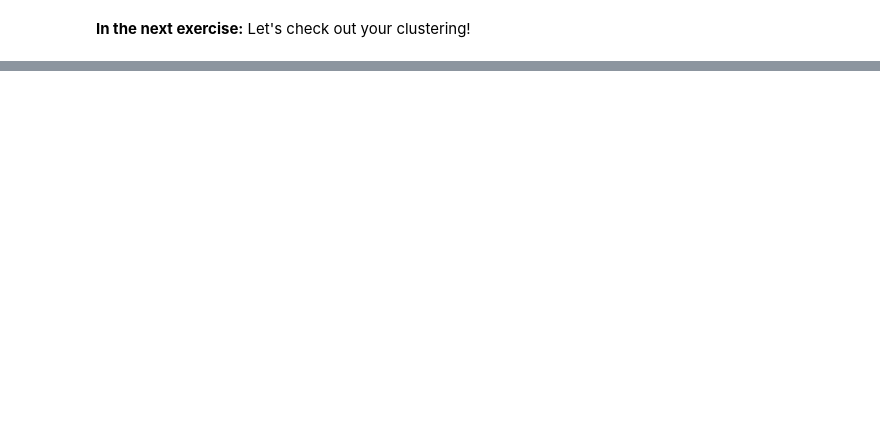
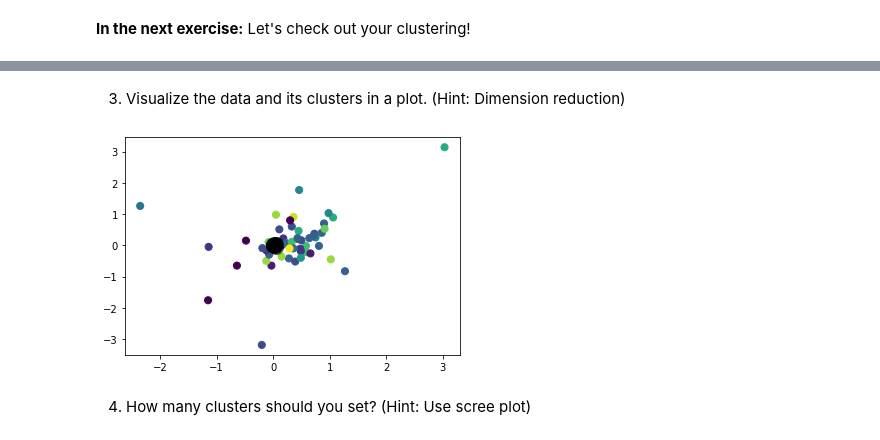
Before and after one commit to kvtang1511/forwardschool-ads-exercise, a Jupyter notebook: Week 6/W6 - Exercise 2 - Clustering_stocks_using_kmeans.ipynb, the cells around one changed output, grey strips where cells are left out. Cells and saved outputs as stored; diff of their text form; code cells hidden in the pictures; blank space fills up the shorter version.

```diff
--- a/Week 6/W6 - Exercise 2 - Clustering_stocks_using_kmeans.ipynb
+++ b/Week 6/W6 - Exercise 2 - Clustering_stocks_using_kmeans.ipynb
@@ -38,6 +52,12 @@ movements = stocks_df.values
 # %% [markdown]
 **Step 4:** Create an instance of `KMeans` called `kmeans` with `14` clusters.
+# %%
+kmeans = KMeans(n_clusters=14, random_state=0)
 # %% [markdown]
 **Step 5:** Using `make_pipeline()`, create a pipeline called `pipeline` that chains `normalizer` and `kmeans`.
+# %%
+pipeline = make_pipeline(normalizer, kmeans)
 # %% [markdown]
 **Step 6:** Fit the pipeline to the `movements` array.
+# %%
+pipeline.fit(movements)
@@ -44,2 +67,4 @@ movements = stocks_df.values
+# %%
+y_kmeans = pipeline.predict(movements)
 # %% [markdown]
 **In the next exercise:** Let's check out your clustering!
@@ -45,0 +121,13 @@ movements = stocks_df.values
+# %% [markdown]
+3. Visualize the data and its clusters in a plot. (Hint: Dimension reduction)
+# %%
+import matplotlib.pyplot as plt
+
+plt.scatter(movements[:, 0], movements[:, 1], c=y_kmeans, s=50, cmap='viridis')
+
+centers = kmeans.cluster_centers_
+plt.scatter(centers[:, 0], centers[:, 1], c='black', s=200, alpha=0.5);
+# %% [output]
+[figure, added]
+# %% [markdown]
+4. How many clusters should you set? (Hint: Use scree plot)
```
Also changed, not shown: parts of 12 cells of this notebook, 8 other files.
